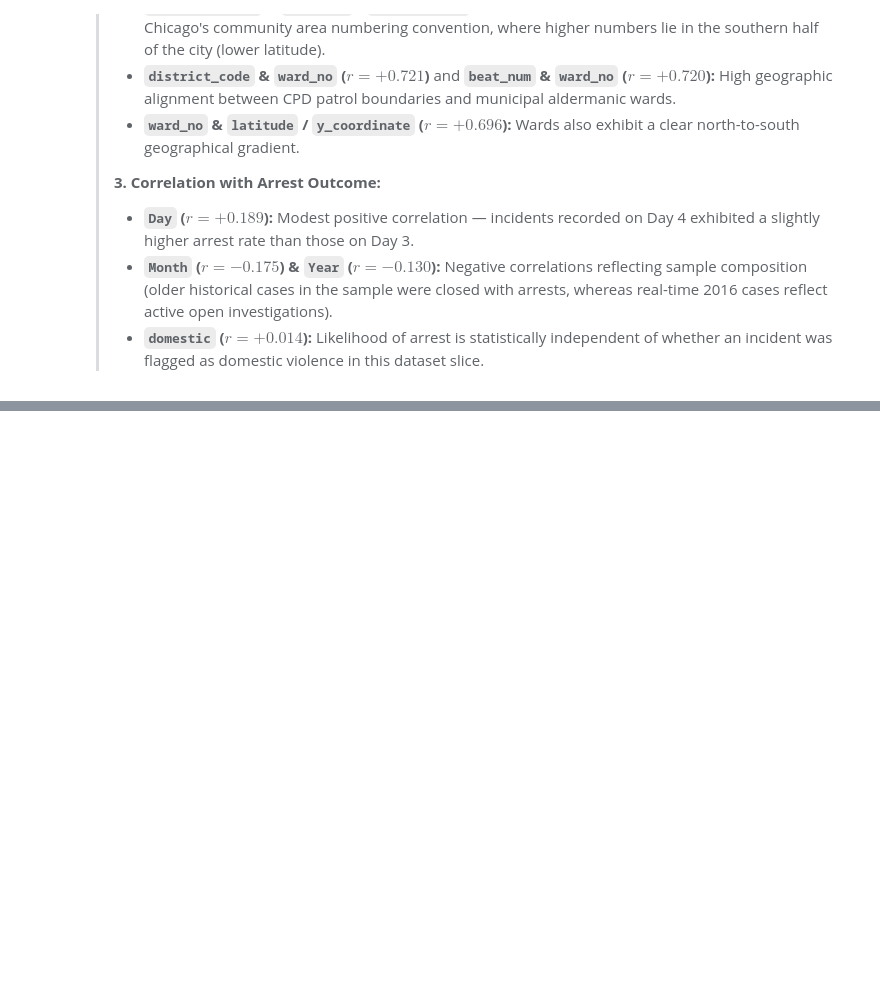
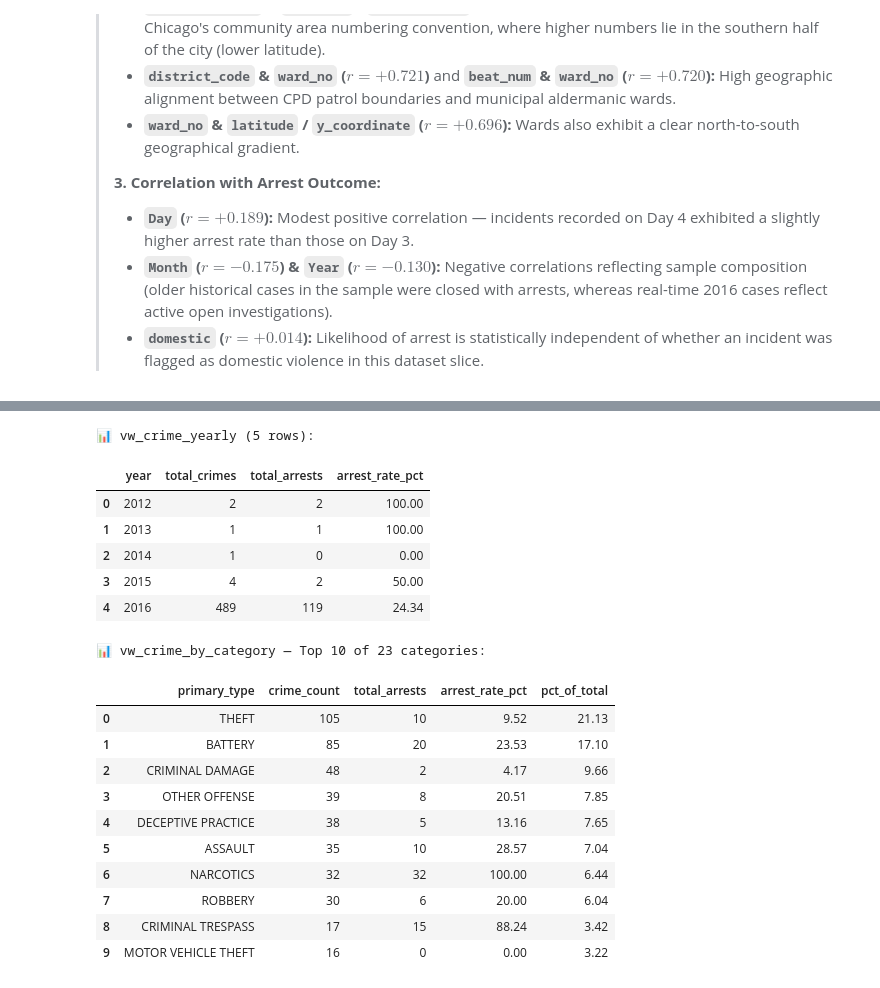
Before and after one commit to LUFFY-KIngofCoder/HON, a Jupyter notebook: EDA2.ipynb, the cells around one changed output, grey strips where cells are left out. Cells and saved outputs as stored; diff of their text form; code cells hidden in the pictures; blank space fills up the shorter version.

```diff
--- a/EDA2.ipynb
+++ b/EDA2.ipynb
@@ -1617,0 +1919,30 @@ display(arrest_corrs)
+# %%
+# ── Task 4: Read Stored Views into Pandas DataFrames ─────────────────────────
+df_vw_yearly = pd.read_sql("SELECT * FROM vw_crime_yearly", engine)
+df_vw_category = pd.read_sql("SELECT * FROM vw_crime_by_category", engine)
+
+print(f"📊 vw_crime_yearly ({len(df_vw_yearly)} rows):")
+display(df_vw_yearly)
+
+print(f"\n📊 vw_crime_by_category — Top 10 of {len(df_vw_category)} categories:")
+display(df_vw_category.head(10))
+# %% [output]
+📊 vw_crime_yearly (5 rows):
+|  | year | total_crimes | total_arrests | arrest_rate_pct |
+| 0 | 2012 | 2 | 2 | 100.00 |
+| 1 | 2013 | 1 | 1 | 100.00 |
+| 2 | 2014 | 1 | 0 | 0.00 |
+| 3 | 2015 | 4 | 2 | 50.00 |
+| 4 | 2016 | 489 | 119 | 24.34 |
+📊 vw_crime_by_category — Top 10 of 23 categories:
+|  | primary_type | crime_count | total_arrests | arrest_rate_pct | pct_of_total |
+| 0 | THEFT | 105 | 10 | 9.52 | 21.13 |
+| 1 | BATTERY | 85 | 20 | 23.53 | 17.10 |
+| 2 | CRIMINAL DAMAGE | 48 | 2 | 4.17 | 9.66 |
+| 3 | OTHER OFFENSE | 39 | 8 | 20.51 | 7.85 |
+| 4 | DECEPTIVE PRACTICE | 38 | 5 | 13.16 | 7.65 |
+| 5 | ASSAULT | 35 | 10 | 28.57 | 7.04 |
+| 6 | NARCOTICS | 32 | 32 | 100.00 | 6.44 |
+| 7 | ROBBERY | 30 | 6 | 20.00 | 6.04 |
+| 8 | CRIMINAL TRESPASS | 17 | 15 | 88.24 | 3.42 |
+| 9 | MOTOR VEHICLE THEFT | 16 | 0 | 0.00 | 3.22 |
```
Also changed, not shown: parts of 17 cells of this notebook, 14 other files.
